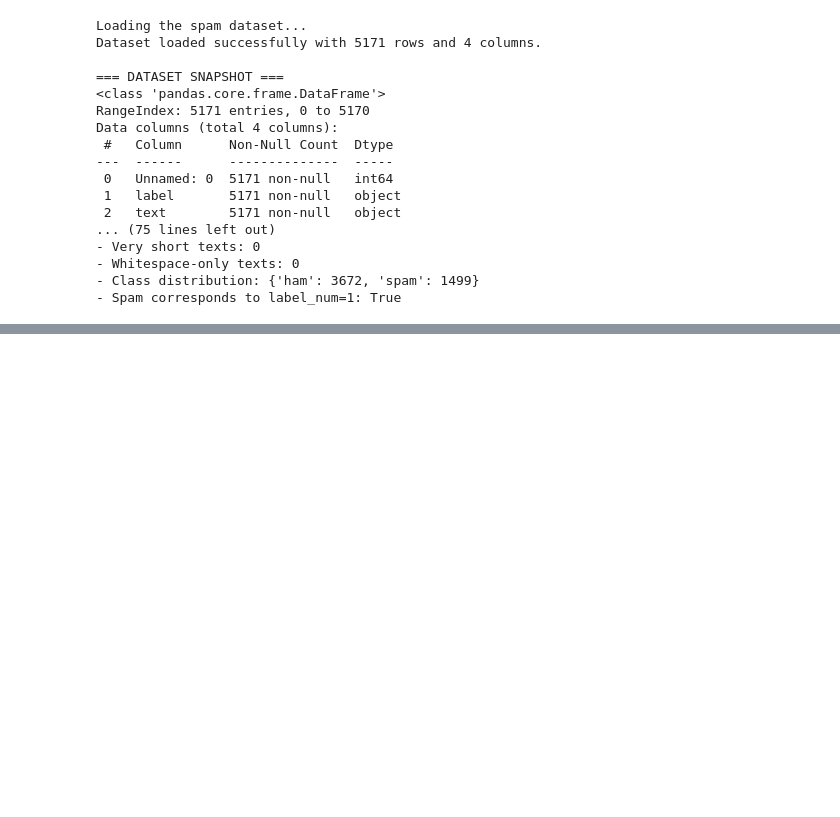
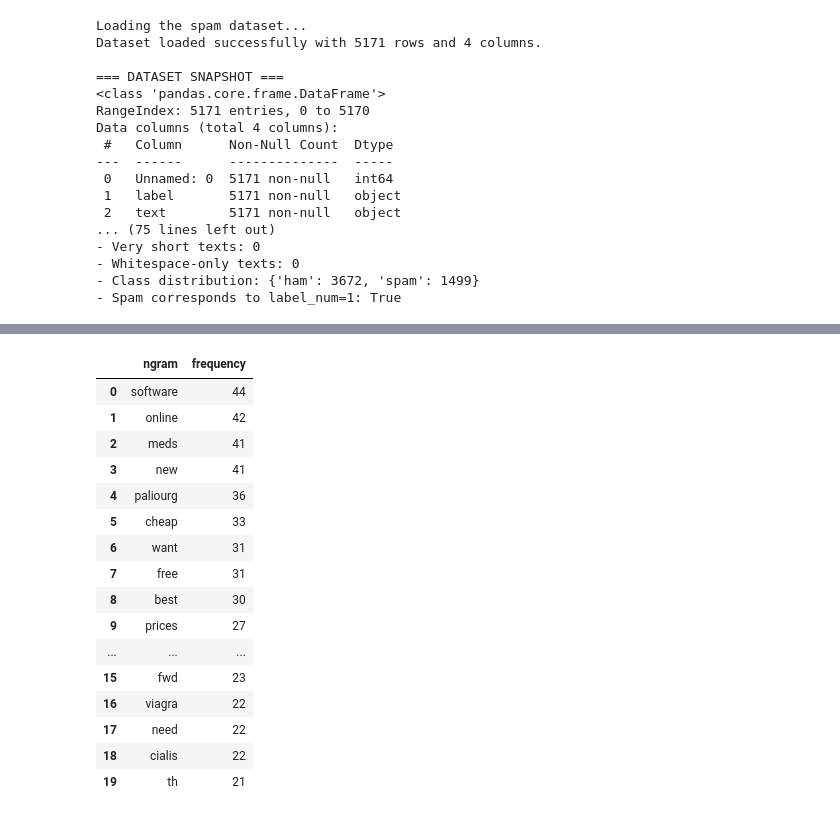
Before and after one commit to LorenzoVu/Anti-spam-software, a Jupyter notebook: anti_spam_filter.ipynb, the cells around one changed output, grey strips where cells are left out. Cells and saved outputs as stored; diff of their text form; code cells hidden in the pictures; blank space fills up the shorter version.

```diff
--- a/anti_spam_filter.ipynb
+++ b/anti_spam_filter.ipynb
@@ -128,0 +595,75 @@ Data columns (total 4 columns):
+# %%
+# Cell 7 — Distinctive lexicon (top n-grams)
+
+# Define preprocessing function for n-grams
+def preprocess_for_ngrams(text):
+    text = str(text).strip() if pd.notna(text) else ''
+    # Convert to lowercase
+    text = text.lower()
+    # Remove punctuation
+    text = re.sub(r'[^\w\s]', '', text)
+    # Remove numbers
+    text = re.sub(r'\d+', '', text)
+    # Normalize whitespace
+    text = re.sub(r'\s+', ' ', text).strip()
+    return text
+
+# Function to get top n-grams
+def get_top_ngrams(corpus, n, top_k=20):
+    corpus = [preprocess_for_ngrams(text) for text in corpus]
+
+    # Skip empty texts
+    corpus = [text for text in corpus if text.strip()]
+
+    if not corpus:
+        return pd.DataFrame({'ngram': [], 'frequency': []})
+
+    # Create vectorizer and fit
+    vectorizer = CountVectorizer(ngram_range=(n, n), stop_words='english')
+    X = vectorizer.fit_transform(corpus)
+
+    # Get feature names and frequencies
+    feature_names = vectorizer.get_feature_names_out()
+    frequencies = X.sum(axis=0).A1
+
+    # Create DataFrame and sort
+    ngram_df = pd.DataFrame({'ngram': feature_names, 'frequency': frequencies})
+    ngram_df = ngram_df.sort_values('frequency', ascending=False).head(top_k).reset_index(drop=True)
+
+    return ngram_df
+
+# Set top K parameter
+TOP_K = 20
+print(f"Generating top {TOP_K} n-grams for each corpus...")
+
+# Split data by class
+spam_subjects = df[df['label_num'] == 1]['subject']
+ham_subjects = df[df['label_num'] == 0]['subject']
+spam_bodies = df[df['label_num'] == 1]['body']
+ham_bodies = df[df['label_num'] == 0]['body']
+
+# Generate top n-grams
+print("\n=== TOP UNIGRAMS IN SUBJECT ===")
+print("SPAM:")
+display(get_top_ngrams(spam_subjects, 1, TOP_K))
+print("\nHAM:")
+display(get_top_ngrams(ham_subjects, 1, TOP_K))
+
+print("\n=== TOP BIGRAMS IN SUBJECT ===")
+print("SPAM:")
+display(get_top_ngrams(spam_subjects, 2, TOP_K))
+print("\nHAM:")
+display(get_top_ngrams(ham_subjects, 2, TOP_K))
+
+print("\n=== TOP UNIGRAMS IN BODY ===")
+print("SPAM:")
+display(get_top_ngrams(spam_bodies, 1, TOP_K))
+print("\nHAM:")
+display(get_top_ngrams(ham_bodies, 1, TOP_K))
+
+print("\n=== TOP BIGRAMS IN BODY ===")
+print("SPAM:")
+display(get_top_ngrams(spam_bodies, 2, TOP_K))
+print("\nHAM:")
+display(get_top_ngrams(ham_bodies, 2, TOP_K))
+# %% [output]
@@ -128,0 +674,17 @@ Data columns (total 4 columns):
+|  | ngram | frequency |
+| 0 | software | 44 |
+| 1 | online | 42 |
+| 2 | meds | 41 |
+| 3 | new | 41 |
+| 4 | paliourg | 36 |
+| 5 | cheap | 33 |
+| 6 | want | 31 |
+| 7 | free | 31 |
+| 8 | best | 30 |
+| 9 | prices | 27 |
+| ... | ... | ... |
+| 15 | fwd | 23 |
+| 16 | viagra | 22 |
+| 17 | need | 22 |
+| 18 | cialis | 22 |
+| 19 | th | 21 |
```
Also changed, not shown: parts of 14 cells of this notebook, 15 other files.
